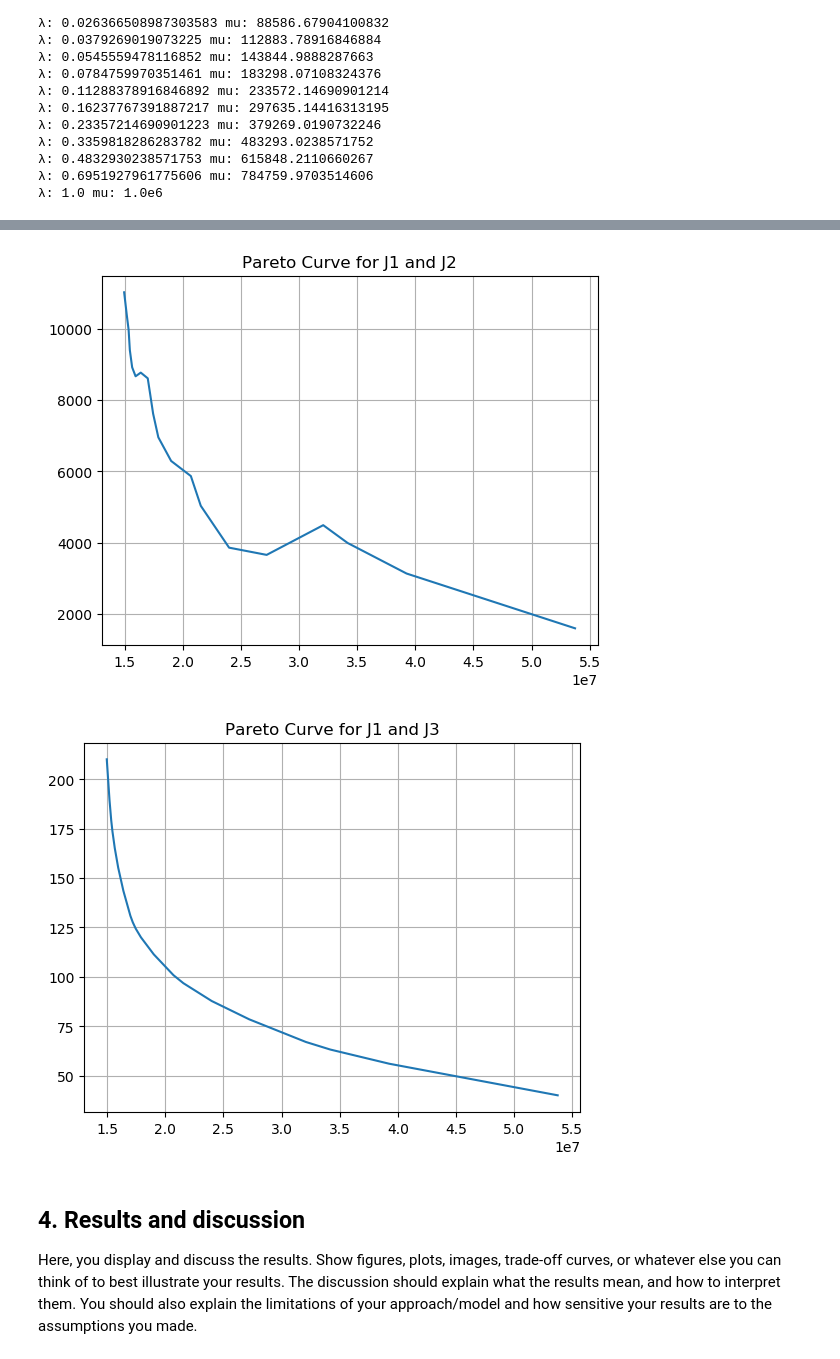
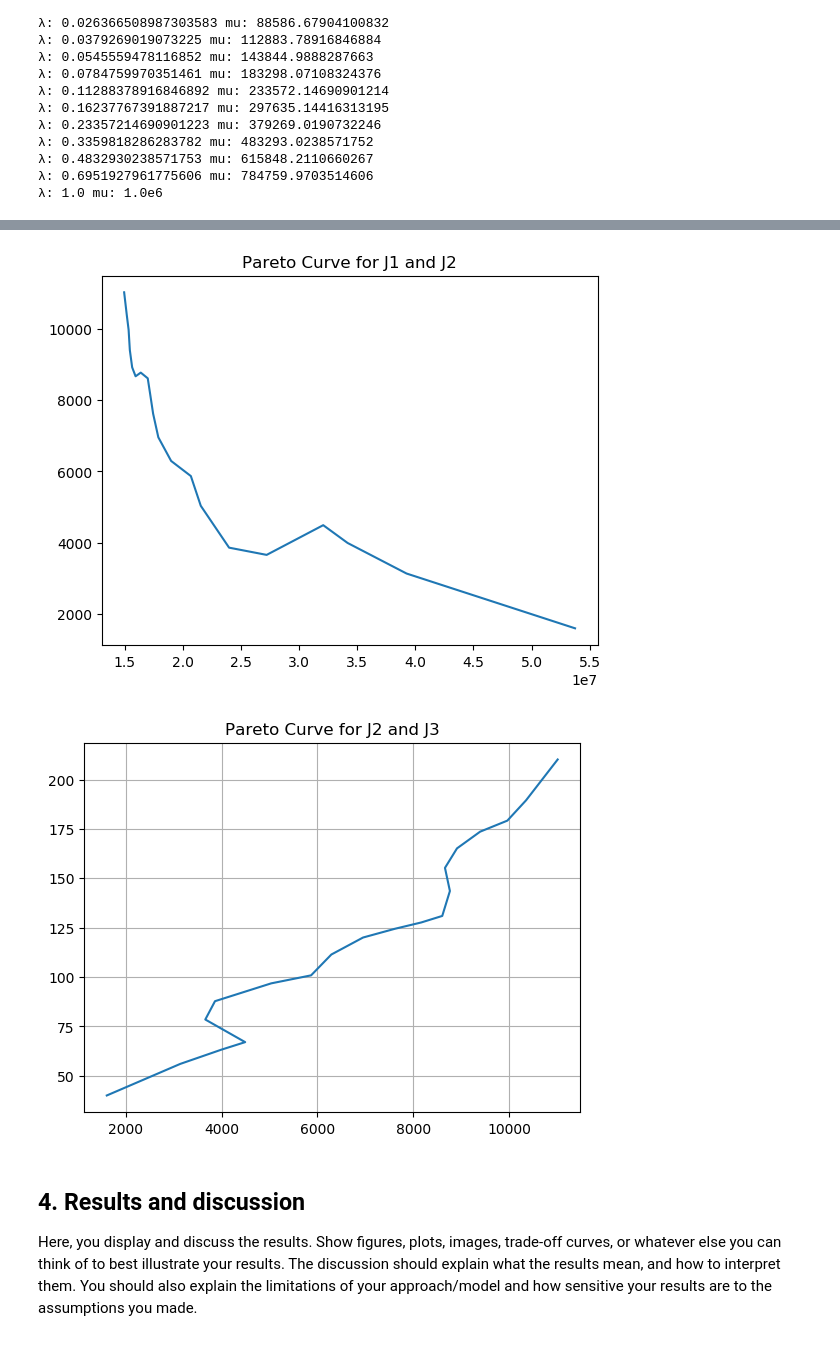
Before and after one commit to ysoo/predicting-house-prices, a Jupyter notebook: Final-Project.ipynb, the cells around one changed output, grey strips where cells are left out. Saved outputs shown, nothing was run; the diff lists cells and outputs as text; code cells hidden in the pictures.

Commit message:
Revert "curves all okay"
This reverts commit 646b7657c051b14db3958291c1fa2b4956d77a6e.

```diff
--- a/Final-Project.ipynb
+++ b/Final-Project.ipynb
@@ -1158,11 +1121,11 @@ grid()
 figure()
 plot(J1, J2)
 title("Pareto Curve for J1 and J2")
+grid
+figure()
+plot(J2, J3)
+title("Pareto Curve for J2 and J3")
 grid()
-figure()
-plot(J1, J3)
-title("Pareto Curve for J1 and J3")
-grid()
 # %% [output]
 20-element Array{Float64,1}:
  1.49657e7
@@ -1189,35 +1152,35 @@ grid()
   8916.15
   8665.07
   8768.17
   8608.28
   8169.71
   7617.2
   6953.99
 ... (5 lines left out)
   4491.28
   3992.23
   3136.0
   1600.0
 20-element Array{Float64,1}:
  210.164
  189.477
  179.191
  173.604
  165.14
  155.263
  143.548
  130.93
  127.624
  124.408
  119.996
 ... (5 lines left out)
   67.0169
   63.184
   56.0
   40.0
 [figure]
-[figure, old version]
+[figure, new version]
-[figure, old version]
+[figure, new version]
 # %% [markdown]
 ## 4. Results and discussion ##
 Here, you display and discuss the results. Show figures, plots, images, trade-off curves, or whatever else you can think of to best illustrate your results. The discussion should explain what the results mean, and how to interpret them. You should also explain the limitations of your approach/model and how sensitive your results are to the assumptions you made.
```
Also changed, not shown: parts of 3 cells of this notebook.
